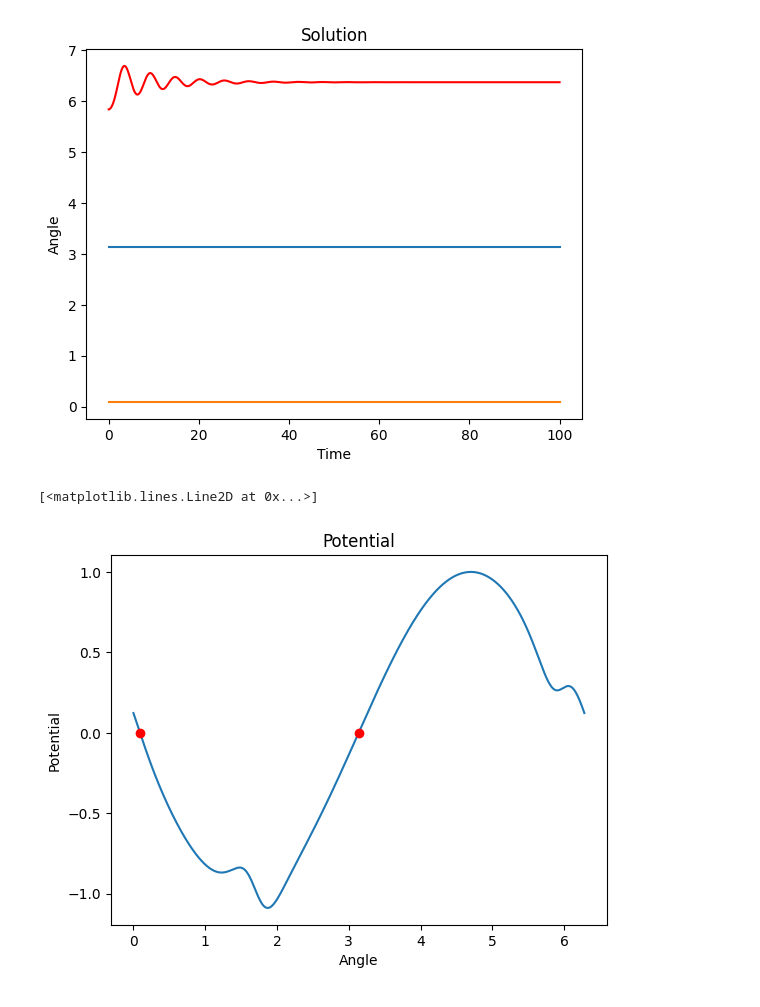
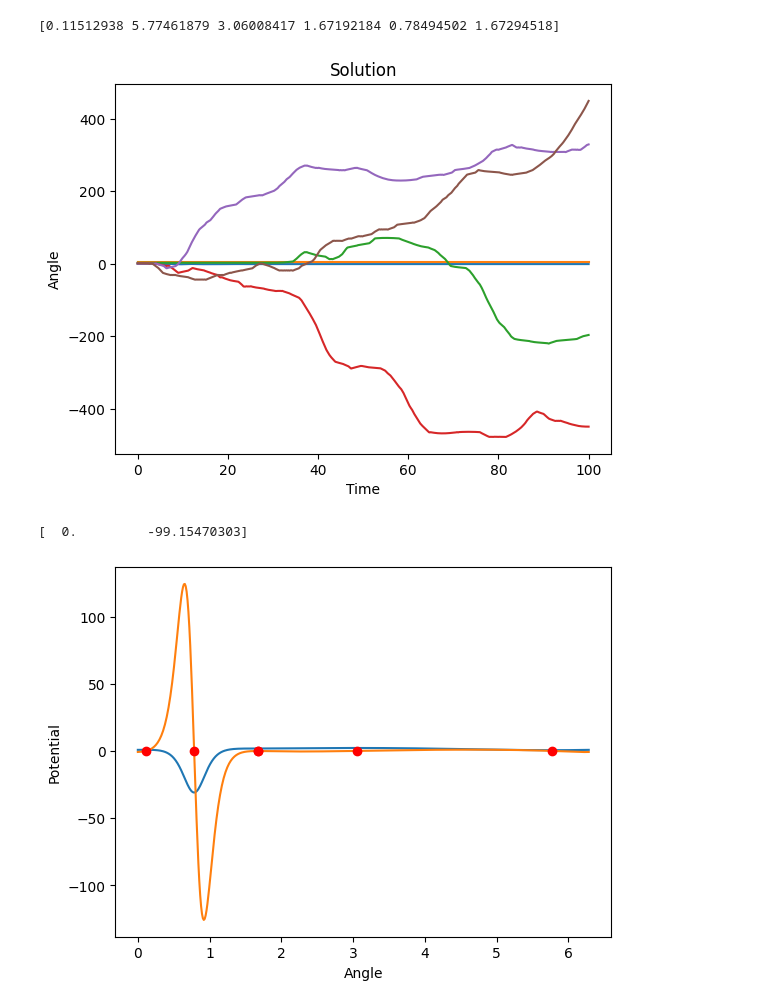
Before and after one commit to Dobel26/MagneticPendulum, a Jupyter notebook: new_sim.ipynb, the cells around one changed output. Drawn from its saved outputs; the diff is of its cells as text; code cells hidden in the pictures.

```diff
--- a/new_sim.ipynb
+++ b/new_sim.ipynb
@@ -128,23 +153,27 @@ class System:
 fig, ax = plt.subplots()
 
 marcus = System()
-marcus.add_magnet(Magnet([1, 1.2], [0, -1]))
+marcus.add_magnet(Magnet([1, 1], [1, 1]))
 crit_points = marcus.get_critical_points()
 trajectory_values = []
 print(crit_points)
-# for angle in crit_points:
-for angle in crit_points[::-1]:
+for angle in crit_points:
+# for angle in crit_points[::-1]:
     marcus.angle = angle
     marcus.velocity = 0
     marcus.solve()
     marcus.plot_solution(ax=ax)
 
-marcus.angle = 5.8413863
-marcus.velocity = 0
-marcus.solve()
-marcus.plot_solution(ax=ax, color="red")
+# marcus.angle = 1.57512689
+# marcus.velocity = 0
+# marcus.solve()
+# marcus.plot_solution(ax=ax, color="red")
 plt.show()
 
-marcus.plot_potential_derivative()
+fig, ax = plt.subplots()
+marcus.plot_potential(ax=ax)
+marcus.plot_potential_derivative(ax=ax)
 plt.gca().plot(crit_points, [0] * len(crit_points), "ro")
+
+print(marcus.rhs([1, 0]))
 # %% [output]
@@ -152,5 +182,6 @@ plt.gca().plot(crit_points, [0] * len(crit_points), "ro")
+[0.11512938 5.77461879 3.06008417 1.67192184 0.78494502 1.67294518]
-[figure, old version]
+[figure, new version]
-[<matplotlib.lines.Line2D at 0x...>]
+[  0.         -99.15470303]
-[figure, old version]
+[figure, new version]
 # %%
 m = Magnet([0, 1.2], [0, 1])
```
Also changed, not shown: parts of 3 cells of this notebook, 6 other files.
